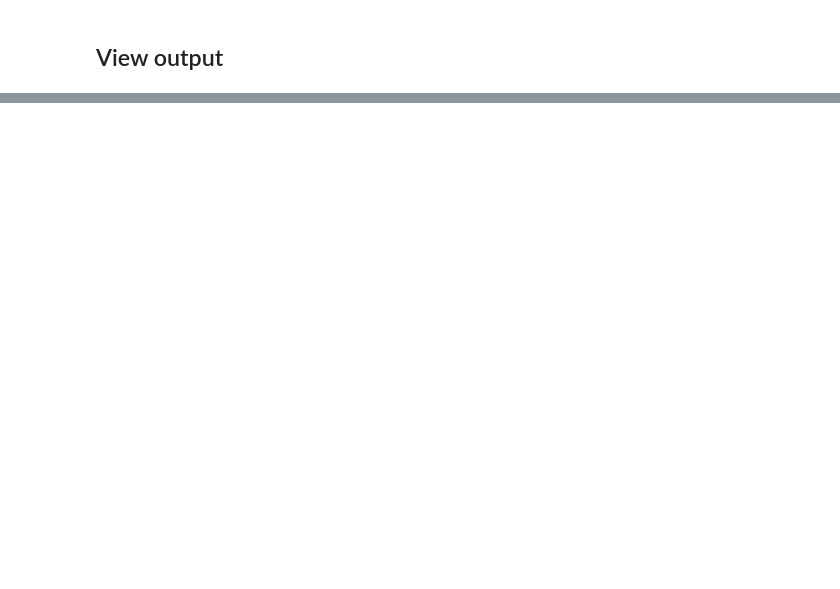
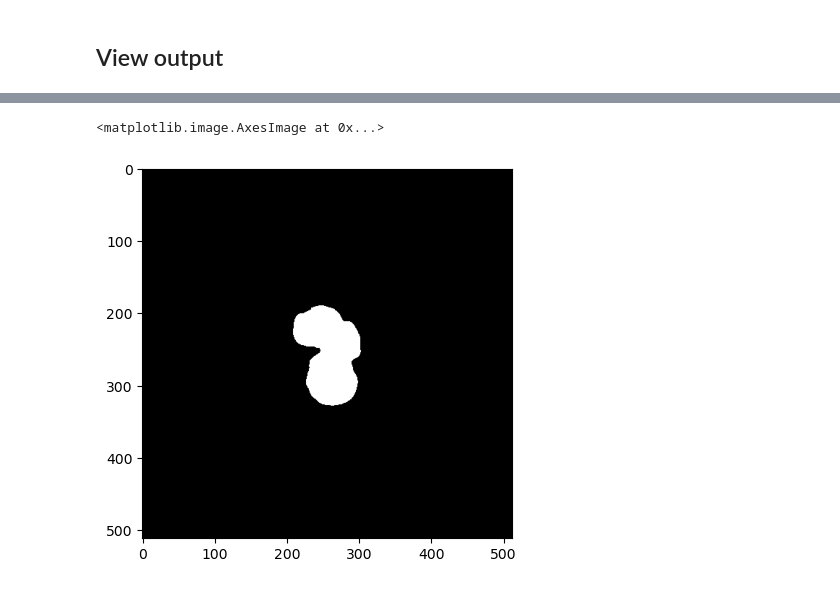
Before and after one commit to EmmaSchmidt2021/Kidney-Segmentation-Jupyter, a Jupyter notebook: (2) Model Training - Data Generator - Kidneys.ipynb, the cells around one changed output, grey strips where cells are left out. Saved outputs shown, nothing was run; the diff lists cells and outputs as text; code cells hidden in the pictures; blank space fills up the shorter version.

```diff
--- a/(2) Model Training - Data Generator - Kidneys.ipynb
+++ b/(2) Model Training - Data Generator - Kidneys.ipynb
@@ -547,0 +496,6 @@ df.to_csv('cyst_seg_80-10_split_35epoch.csv')
+# %%
+test = np.load(r"D:\EKS-predicted\Emory\KEM\EM_283935_0_135_R_60_MKE_35ep_K.npy")
+plt.imshow(test, cmap='gray')
+# %% [output]
+<matplotlib.image.AxesImage at 0x...>
+[figure, added]
```
Also changed, not shown: parts of 36 cells of this notebook, 10 other files.
